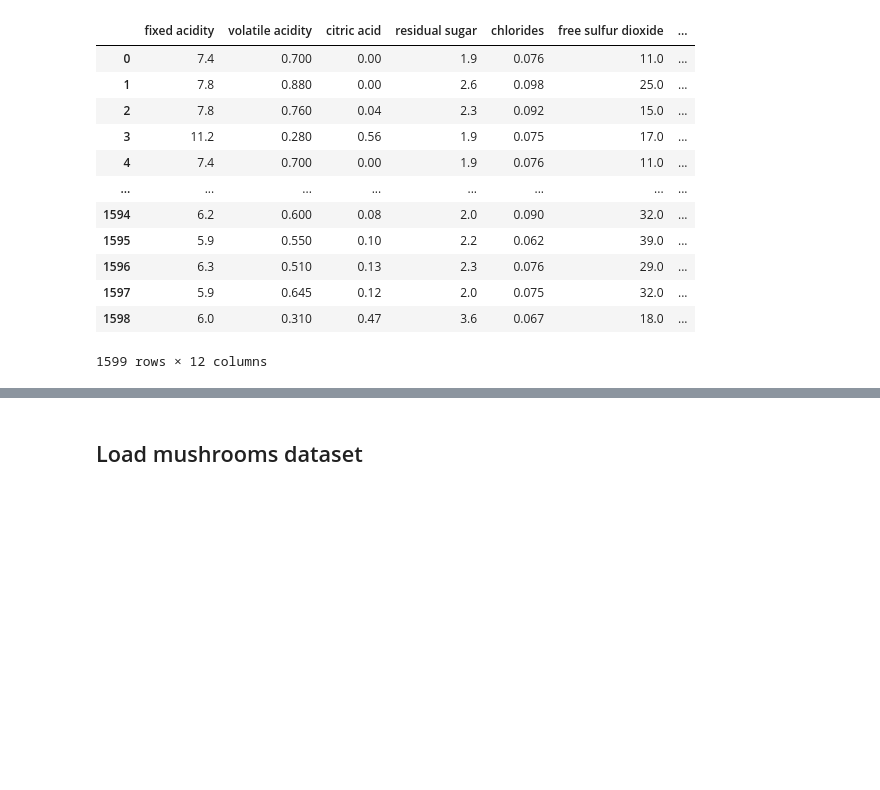
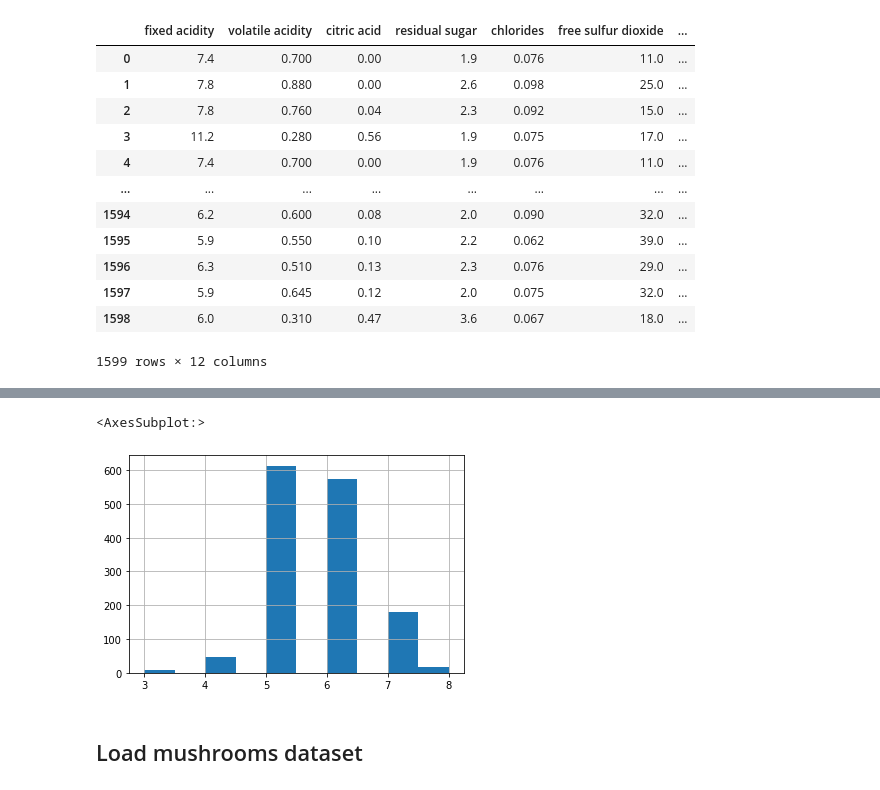
Before and after one commit to vonHousen/lime, a Jupyter notebook: doc/mod/notebooks/DatesetsLookup.ipynb, the cells around one changed output, grey strips where cells are left out. Cells and saved outputs as stored; diff of their text form; code cells hidden in the pictures; blank space fills up the shorter version.

```diff
--- a/doc/mod/notebooks/DatesetsLookup.ipynb
+++ b/doc/mod/notebooks/DatesetsLookup.ipynb
@@ -297,4 +297,9 @@ train
 1439 rows × 11 columns
+# %%
+train_labels.hist()
+# %% [output]
+<AxesSubplot:>
+[figure, added]
 # %% [markdown]
 ## Load mushrooms dataset
 # %%
```
Also changed, not shown: parts of 6 cells of this notebook, 12 other files.
